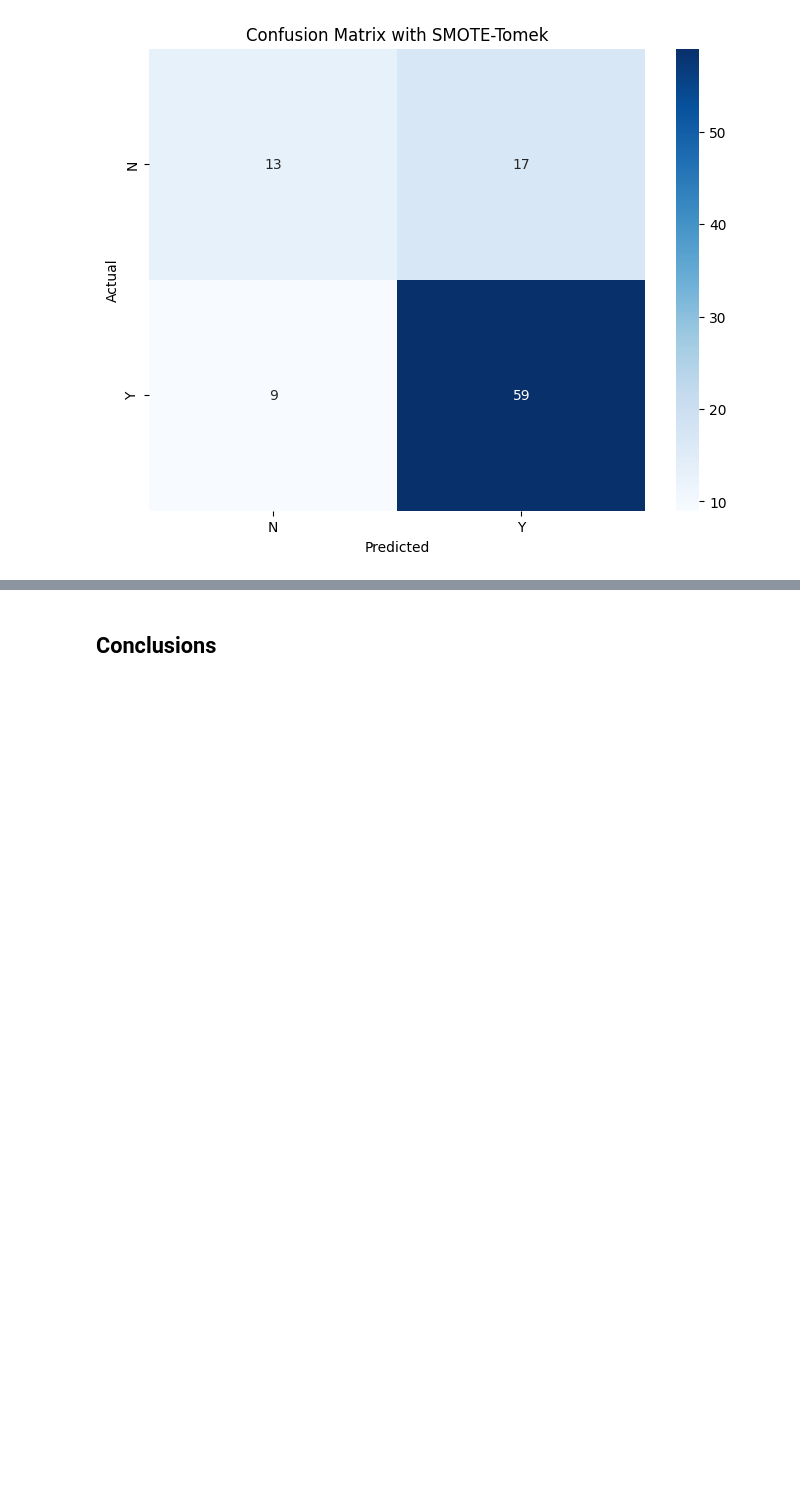
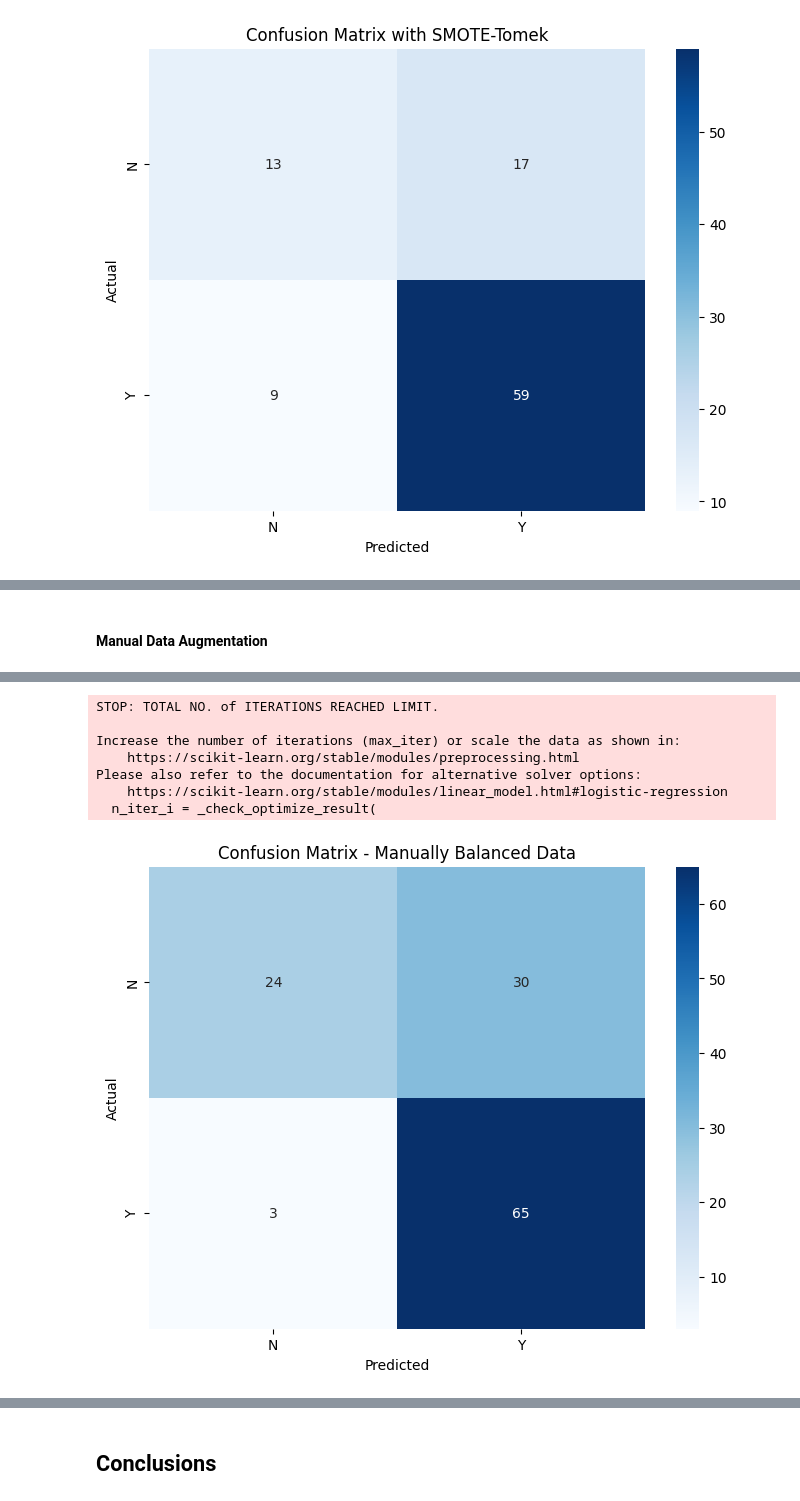
Before and after one commit to simbouch/classification, a Jupyter notebook: notebooks/loan_bank_notebook1.ipynb, the cells around one changed output, grey strips where cells are left out. Saved outputs shown, nothing was run; the diff lists cells and outputs as text; code cells hidden in the pictures; blank space fills up the shorter version.

```diff
--- a/notebooks/loan_bank_notebook1.ipynb
+++ b/notebooks/loan_bank_notebook1.ipynb
@@ -1189,0 +1531,58 @@ weighted avg       0.72      0.73      0.72        98
+# %% [markdown]
+#### Manual Data Augmentation
+# %%
+# Step 1: Load the updated dataset
+import pandas as pd
+from sklearn.model_selection import train_test_split
+from sklearn.linear_model import LogisticRegression
+from sklearn.metrics import accuracy_score, classification_report, confusion_matrix
+import seaborn as sns
+import matplotlib.pyplot as plt
+
+# Load the preprocessed data
+data_path = r'C:\data\simplon_dev_ia_projects\projet_notebooks\classification\data\data_updated.csv'
+data = pd.read_csv(data_path)
+print("Updated data loaded successfully!")
+
+# Check initial class distribution
+print("Initial Class Distribution:\n", data['Loan_Status'].value_counts())
+
+# Step 2: Manually balance the classes
+# Identify minority class (Loan_Status = 0)
+minority_class = data[data['Loan_Status'] == 0]
+
+# Duplicate or slightly modify examples from the minority class
+augmented_minority = minority_class.sample(120, replace=True)  # Adding 120 rows (controlled oversampling)
+balanced_data = pd.concat([data, augmented_minority])
+
+# Verify new class distribution
+print("Class distribution after manual augmentation:\n", balanced_data['Loan_Status'].value_counts())
+
+# Step 3: Prepare data for training
+X = balanced_data.drop(columns=['Loan_Status'])
+y = balanced_data['Loan_Status']
+
+# Split the data into training and testing sets
+X_train, X_test, y_train, y_test = train_test_split(X, y, test_size=0.2, random_state=42, stratify=y)
+
+# Step 4: Train the Logistic Regression model
+log_reg = LogisticRegression(max_iter=500, random_state=42)
+log_reg.fit(X_train, y_train)
+
+# Step 5: Make predictions
+y_pred = log_reg.predict(X_test)
+
+# Evaluate the model
+accuracy = accuracy_score(y_test, y_pred)
+print(f"Accuracy: {accuracy}\n")
+print("Classification Report:\n", classification_report(y_test, y_pred))
+
+# Step 6: Plot the confusion matrix
+conf_matrix = confusion_matrix(y_test, y_pred)
+plt.figure(figsize=(8, 6))
+sns.heatmap(conf_matrix, annot=True, fmt="d", cmap="Blues", xticklabels=['N', 'Y'], yticklabels=['N', 'Y'])
+plt.title("Confusion Matrix - Manually Balanced Data")
+plt.xlabel("Predicted")
+plt.ylabel("Actual")
+plt.show()
+# %% [output]
@@ -1189,0 +1606,8 @@ weighted avg       0.72      0.73      0.72        98
+STOP: TOTAL NO. of ITERATIONS REACHED LIMIT.
+
+Increase the number of iterations (max_iter) or scale the data as shown in:
+    https://scikit-learn.org/stable/modules/preprocessing.html
+Please also refer to the documentation for alternative solver options:
+    https://scikit-learn.org/stable/modules/linear_model.html#logistic-regression
+  n_iter_i = _check_optimize_result(
+[figure, added]
```
Also changed, not shown: parts of 29 cells of this notebook, 8 other files.
